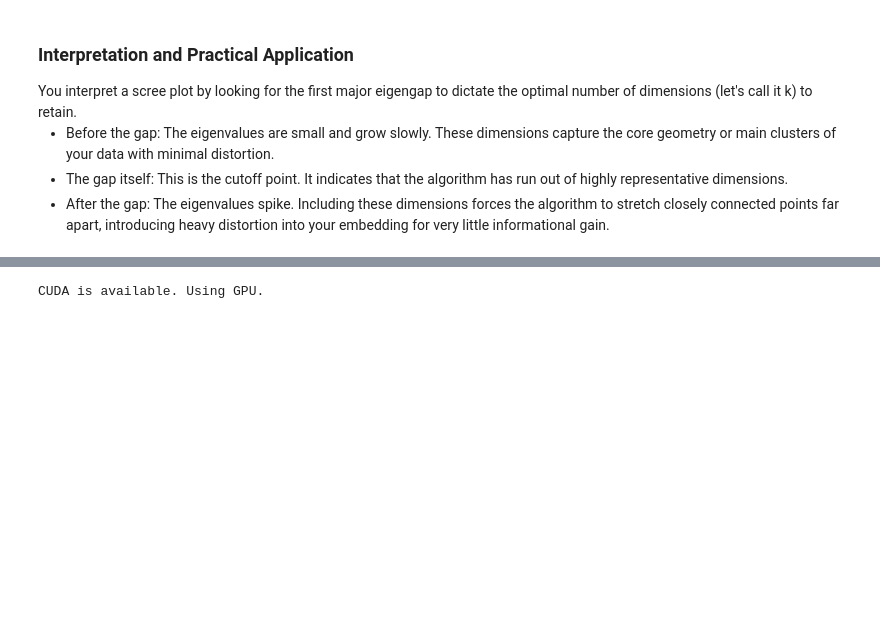
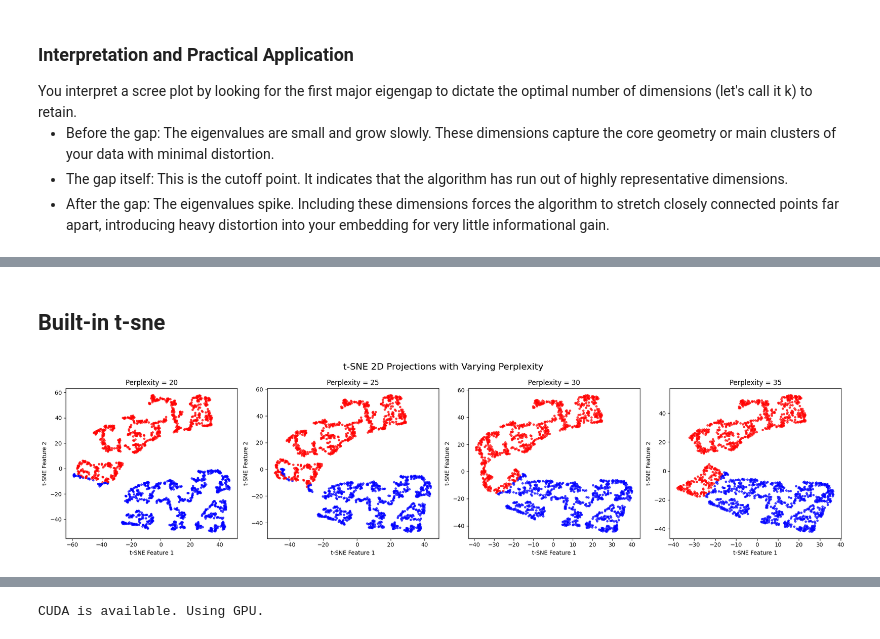
Before and after one commit to shadyalattarr/Data-Mining-Assignments, a Jupyter notebook: Lab 2/lab_2.ipynb, the cells around one changed output, grey strips where cells are left out. Saved outputs shown, nothing was run; the diff lists cells and outputs as text; code cells hidden in the pictures; blank space fills up the shorter version.

Commit message:
Added t-sne built-in

```diff
--- a/Lab 2/lab_2.ipynb
+++ b/Lab 2/lab_2.ipynb
@@ -440,3 +443,40 @@ Text(0.5, 1.0, '2D Embedding from SNE')
+# %% [markdown]
+## Built-in t-sne
+# %%
+from sklearn.manifold import TSNE
+import matplotlib.pyplot as plt
+
+# Define the parameter values you want to test
+perplexities = [20, 25, 30, 35]
+
+# Set up a figure with subplots to compare the results side-by-side
+fig, axes = plt.subplots(1, 4, figsize=(20, 5))
+fig.suptitle("t-SNE 2D Projections with Varying Perplexity", fontsize=16)
+
+for i, p in enumerate(perplexities):
+    # Initialize t-SNE with explicit parameters to avoid defaults
+    tsne = TSNE(
+        n_components=2,
+        perplexity=p,
+        learning_rate=200,
+        init='pca',
+        max_iter=1000, # <--- Changed this from n_iter to max_iter
+        random_state=42
+    )
+
+    # Fit and transform the original 3D data (X) into 2D
+    X_tsne = tsne.fit_transform(X)
+
+    # Plot the 2D scatter plot
+    axes[i].scatter(X_tsne[:, 0], X_tsne[:, 1], c=y, cmap='bwr', s=10, alpha=0.7)
+    axes[i].set_title(f"Perplexity = {p}")
+    axes[i].set_xlabel("t-SNE Feature 1")
+    axes[i].set_ylabel("t-SNE Feature 2")
+
+plt.tight_layout()
+plt.show()
+# %% [output]
+[figure, added]
 # %% [markdown]
 # UMap
 ![alt text](Images/UMap.png)
```
Also changed, not shown: parts of 3 cells of this notebook.
